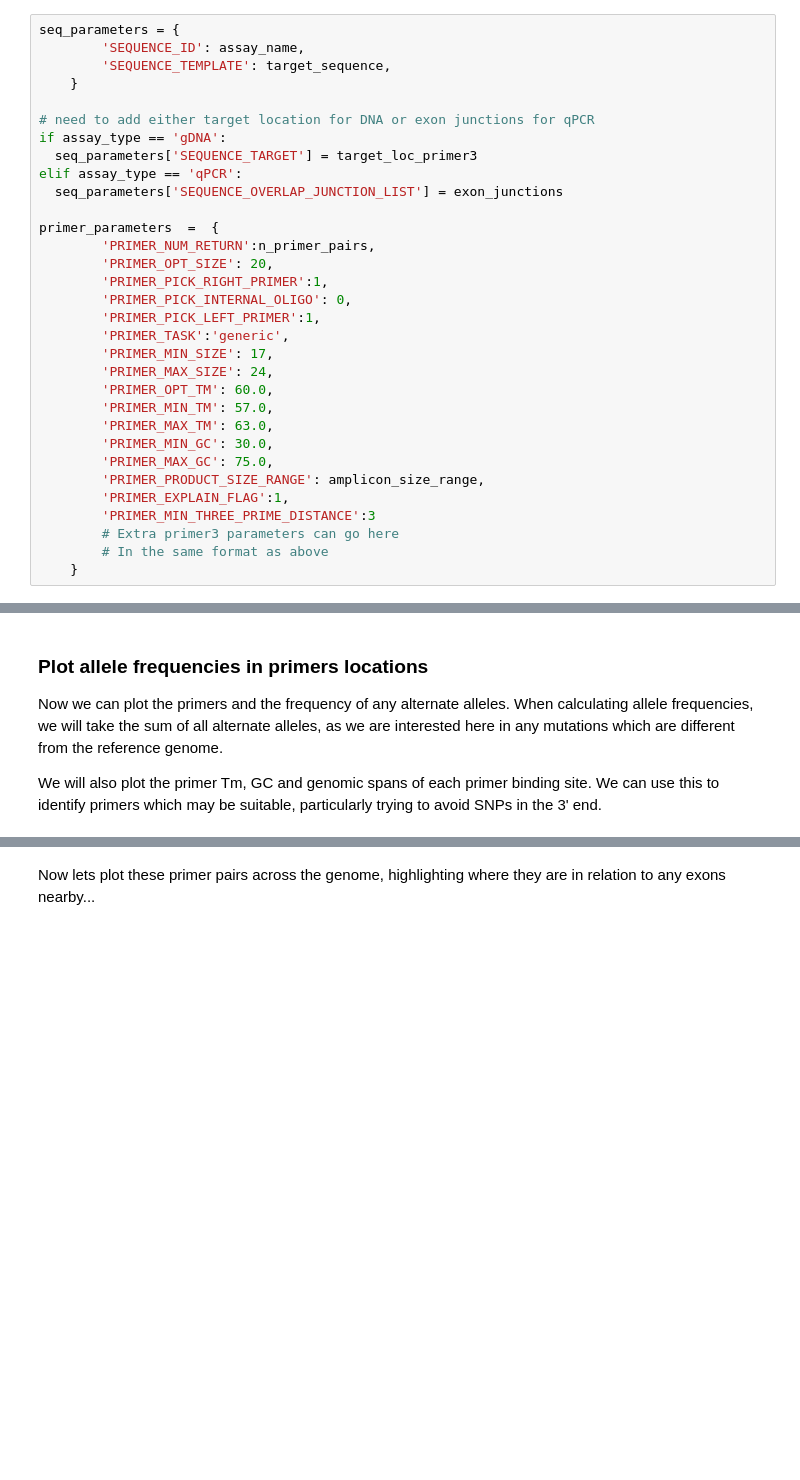
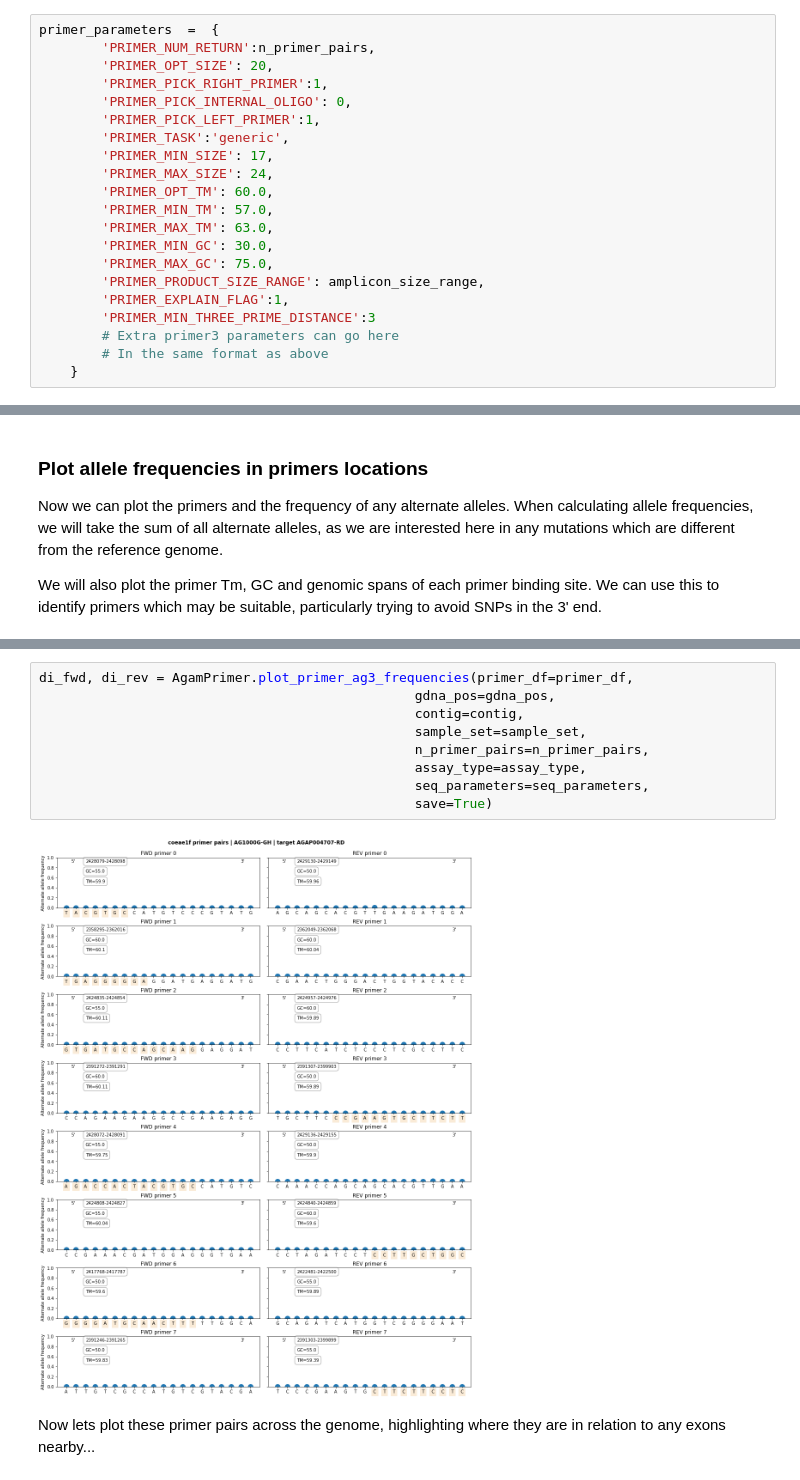
Before and after one commit to sanjaynagi/AnoPrimer, a Jupyter notebook: Primer-Design-in-Anopheles-gambiae.ipynb, the cells around one changed output, grey strips where cells are left out. Drawn from its saved outputs; the diff is of its cells as text; blank space fills up the shorter version.

```diff
--- a/Primer-Design-in-Anopheles-gambiae.ipynb
+++ b/Primer-Design-in-Anopheles-gambiae.ipynb
@@ -89,17 +103,6 @@ target_sequence
 # %% [markdown]
 We need to set up some python dictionaries containing our sequence and primer parameters, this will be our input to primer3. In the below cell, you can modify or add primer3 parameters, such as optimal TM, GC content etc etc. A full list of possible parameters and their functions can be found in the [primer3 manual](https://primer3.org/manual.html).
 # %%
-seq_parameters = {
-        'SEQUENCE_ID': assay_name,
-        'SEQUENCE_TEMPLATE': target_sequence,
-    }
-
-# need to add either target location for DNA or exon junctions for qPCR
-if assay_type == 'gDNA':
-  seq_parameters['SEQUENCE_TARGET'] = target_loc_primer3
-elif assay_type == 'qPCR':
-  seq_parameters['SEQUENCE_OVERLAP_JUNCTION_LIST'] = exon_junctions
-
 primer_parameters  =  {
         'PRIMER_NUM_RETURN':n_primer_pairs,
         'PRIMER_OPT_SIZE': 20,
@@ -240,3 +219,14 @@ elif assay_type == 'qPCR':
+# %%
+di_fwd, di_rev = AgamPrimer.plot_primer_ag3_frequencies(primer_df=primer_df,
+                                                gdna_pos=gdna_pos,
+                                                contig=contig,
+                                                sample_set=sample_set,
+                                                n_primer_pairs=n_primer_pairs,
+                                                assay_type=assay_type,
+                                                seq_parameters=seq_parameters,
+                                                save=True)
+# %% [output]
+[figure, added]
 # %% [markdown]
 Now lets plot these primer pairs across the genome, highlighting where they are in relation to any exons nearby...
 # %%
```
Also changed, not shown: parts of 11 cells of this notebook.
